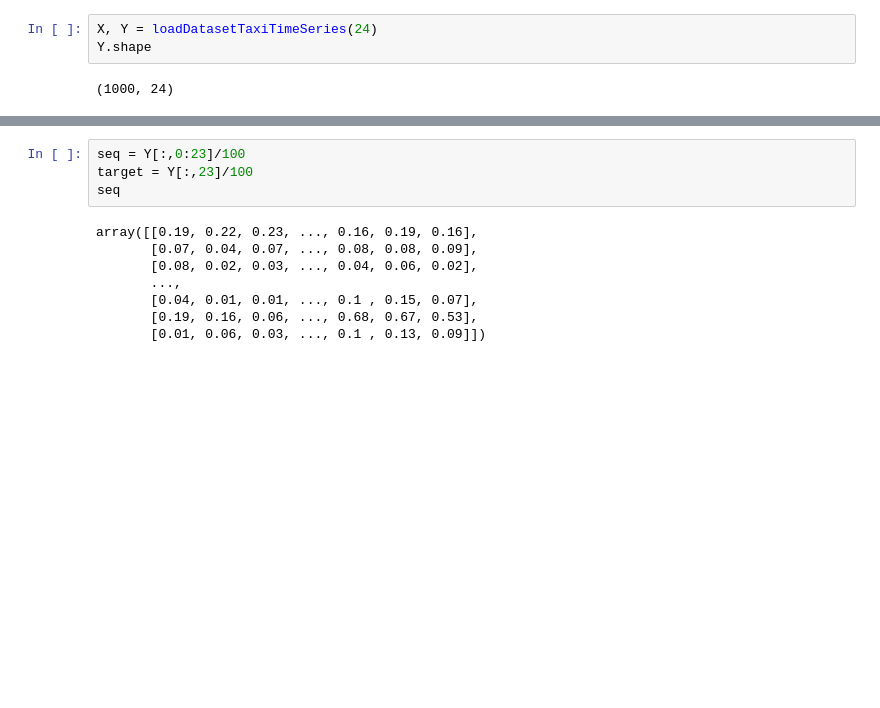
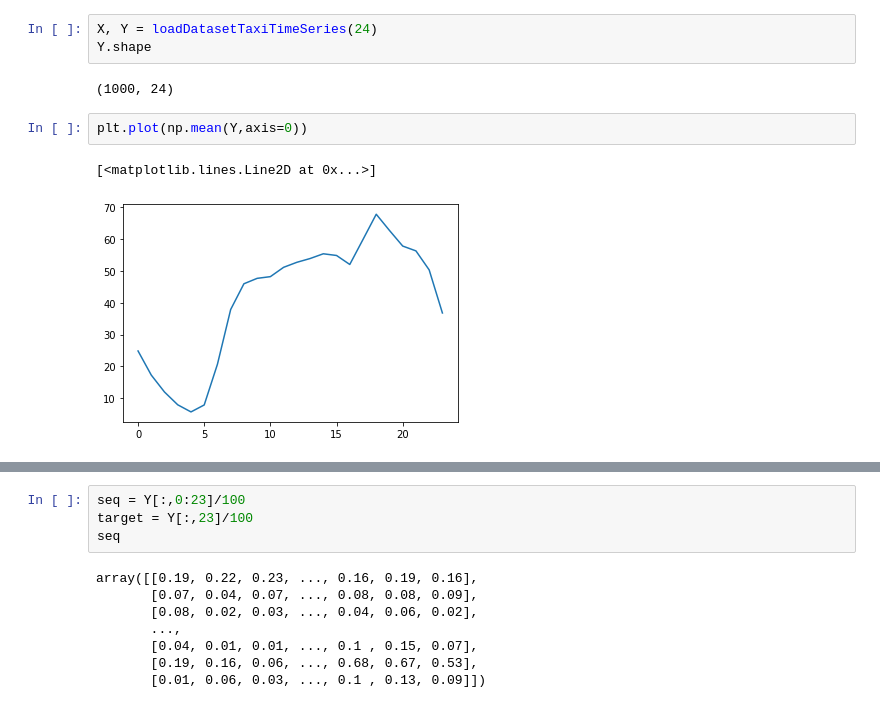
Before and after one commit to leonardzh/zheng_MnM4SDS_project, a Jupyter notebook: LSTM_NNSI.ipynb, the cells around one changed output, grey strips where cells are left out. Cells and saved outputs as stored; diff of their text form; blank space fills up the shorter version.

```diff
--- a/LSTM_NNSI.ipynb
+++ b/LSTM_NNSI.ipynb
@@ -72,3 +87,8 @@ X, Y = loadDatasetTaxiTimeSeries(24)
 Y.shape
 # %% [output]
 (1000, 24)
+# %%
+plt.plot(np.mean(Y,axis=0))
+# %% [output]
+[<matplotlib.lines.Line2D at 0x...>]
+[figure, added]
```
Also changed, not shown: parts of 13 cells of this notebook.
